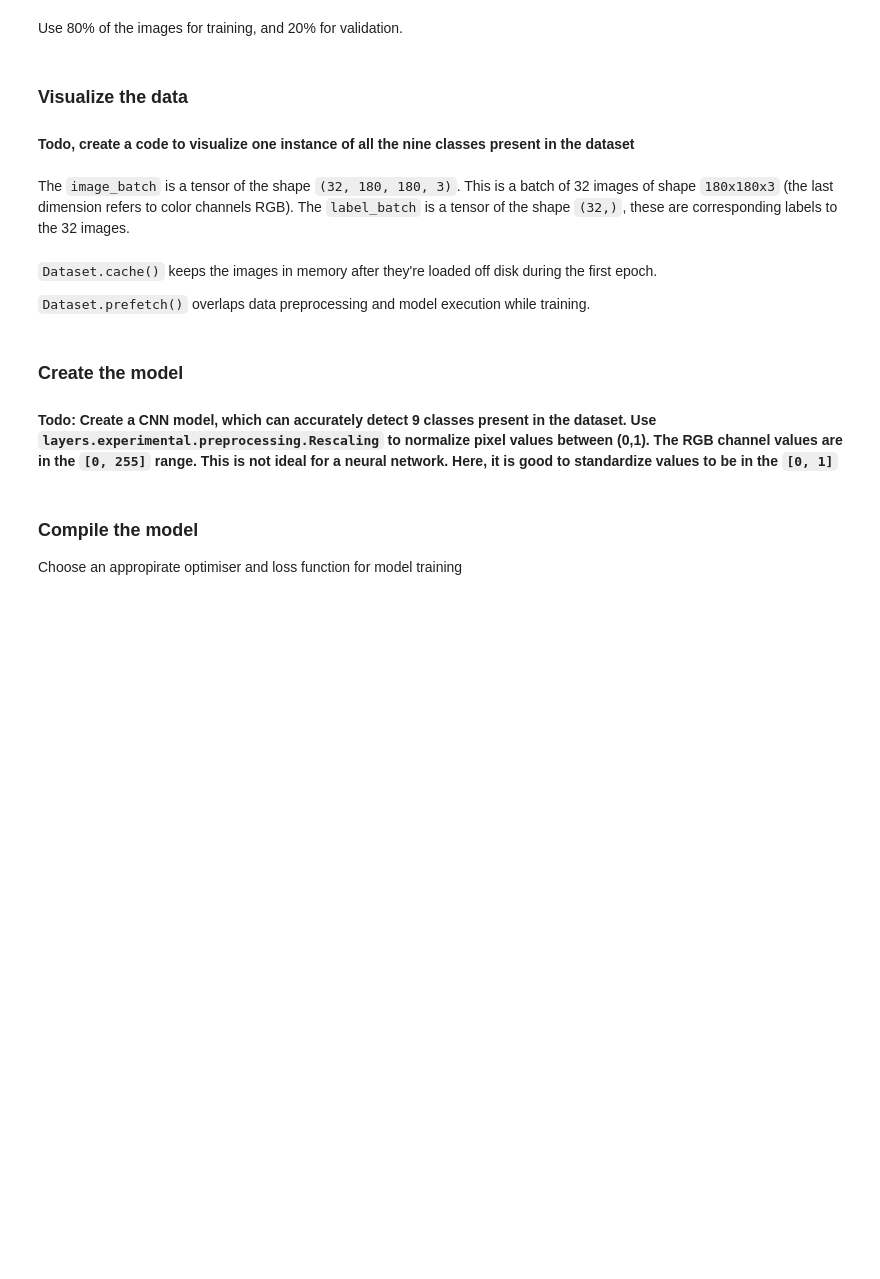
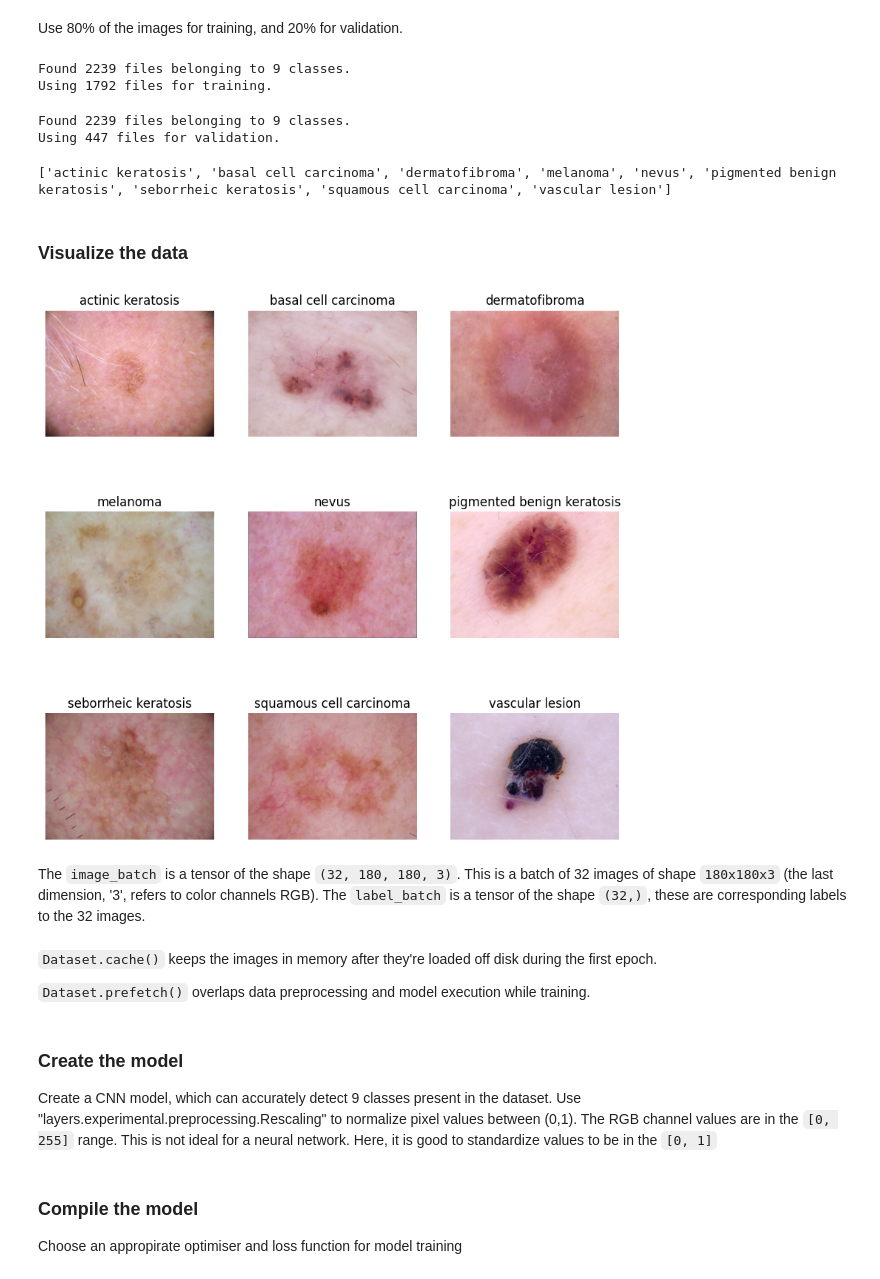
Before and after one commit to abhilash-radhakrishnaru/MelanomaDetection, a Jupyter notebook: CNN_Skin_Cancer Detection.ipynb, the cells around one changed output. Saved outputs shown, nothing was run; the diff lists cells and outputs as text; code cells hidden in the pictures; blank space fills up the shorter version.

````diff
--- a/CNN_Skin_Cancer Detection.ipynb
+++ b/CNN_Skin_Cancer Detection.ipynb
@@ -27,6 +36,8 @@ This assignment uses a dataset of about 2357 images of skin cancer types. The da
-# %%
-# Defining the path for train and test images
-## Todo: Update the paths of the train and test dataset
-data_dir_train = pathlib.Path("path_to_train_directory")
-data_dir_test = pathlib.Path('path_to_test_directory')
+# %%
+# Reading the input data set - both test & train.
+# Its assumed that all the input images are present in "Skin cancer ISIC The International Skin Imaging Collaboration"
+# folder. And this folder is present in one level above the directory as this source file present
+#Also assumed that Train data set is present in Train folder and test in Test folder
+train_data_dir = pathlib.Path("../Skin cancer ISIC The International Skin Imaging Collaboration/Train")
+test_data_dir = pathlib.Path("../Skin cancer ISIC The International Skin Imaging Collaboration/Test")
 # %%
@@ -49,21 +65,36 @@ img_width = 180
 # %% [markdown]
 Use 80% of the images for training, and 20% for validation.
 # %%
-## Write your train dataset here
-## Note use seed=123 while creating your dataset using tf.keras.preprocessing.image_dataset_from_directory
-## Note, make sure your resize your images to the size img_height*img_width, while writting the dataset
-train_ds = ##todo
+# Read the train dataset(80%) using seed=123 using keras preprocessing image_dataset_from_directory utility
+# resizing images to the size img_height=180*img_width=180, while loading the dataset
+train_ds = tf.keras.preprocessing.image_dataset_from_directory(train_data_dir,
+                                                               seed=seed_val,
+                                                               validation_split=0.2,
+                                                               image_size=(img_height,img_width),
+                                                               batch_size=batch_size,
+                                                               color_mode='rgb',
+                                                               subset='training')
+# %% [output]
+Found 2239 files belonging to 9 classes.
+Using 1792 files for training.
 # %%
-## Write your validation dataset here
-## Note use seed=123 while creating your dataset using tf.keras.preprocessing.image_dataset_from_directory
-## Note, make sure your resize your images to the size img_height*img_width, while writting the dataset
-val_ds = ##todo
+# Read the validation dataset(20%) using seed=123 using keras preprocessing image_dataset_from_directory utility
+# resizing images to the size img_height=180*img_width=180, while loading the dataset
+val_ds = tf.keras.preprocessing.image_dataset_from_directory(train_data_dir,
+                                                               seed=seed_val,
+                                                               validation_split=0.2,
+                                                               image_size=(img_height,img_width),
+                                                               batch_size=batch_size,
+                                                               color_mode='rgb',
+                                                               subset='validation')
+# %% [output]
+Found 2239 files belonging to 9 classes.
+Using 447 files for validation.
 # %%
 # List out all the classes of skin cancer and store them in a list.
 # You can find the class names in the class_names attribute on these datasets.
 # These correspond to the directory names in alphabetical order.
 class_names = train_ds.class_names
 print(class_names)
+# %% [output]
+['actinic keratosis', 'basal cell carcinoma', 'dermatofibroma', 'melanoma', 'nevus', 'pigmented benign keratosis', 'seborrheic keratosis', 'squamous cell carcinoma', 'vascular lesion']
-# %% [markdown]
-### Visualize the data
-#### Todo, create a code to visualize one instance of all the nine classes present in the dataset
@@ -74,5 +101,18 @@ import matplotlib.pyplot as plt
+# %% [markdown]
+### Visualize the data
+# %%
+### visualize one image of all the nine classes present in the dataset
+plt.figure(figsize=(10,10))
+for i in range(len(class_names)): #loop through each class
+  plt.subplot(3,3,i+1)
+  image= plt.imread(str(list(data_dir_train.glob(class_names[i]+'/*.jpg'))[0])) #pick the first image in each directory
+  plt.title(class_names[i])
+  plt.imshow(image)
+  plt.axis("off") #scale doesn't make any relevance here
+# %% [output]
+[figure, added]
 # %% [markdown]
-The `image_batch` is a tensor of the shape `(32, 180, 180, 3)`. This is a batch of 32 images of shape `180x180x3` (the last dimension refers to color channels RGB). The `label_batch` is a tensor of the shape `(32,)`, these are corresponding labels to the 32 images.
+The `image_batch` is a tensor of the shape `(32, 180, 180, 3)`. This is a batch of 32 images of shape `180x180x3` (the last dimension, '3', refers to color channels RGB). The `label_batch` is a tensor of the shape `(32,)`, these are corresponding labels to the 32 images.
 # %% [markdown]
 `Dataset.cache()` keeps the images in memory after they're loaded off disk during the first epoch.
 
@@ -83,4 +123,4 @@ train_ds = train_ds.cache().shuffle(1000).prefetch(buffer_size=AUTOTUNE)
 val_ds = val_ds.cache().prefetch(buffer_size=AUTOTUNE)
 # %% [markdown]
 ### Create the model
-#### Todo: Create a CNN model, which can accurately detect 9 classes present in the dataset. Use ```layers.experimental.preprocessing.Rescaling``` to normalize pixel values between (0,1). The RGB channel values are in the `[0, 255]` range. This is not ideal for a neural network. Here, it is good to standardize values to be in the `[0, 1]`
+Create a CNN model, which can accurately detect 9 classes present in the dataset. Use "layers.experimental.preprocessing.Rescaling" to normalize pixel values between (0,1). The RGB channel values are in the `[0, 255]` range. This is not ideal for a neural network. Here, it is good to standardize values to be in the `[0, 1]`
````
Also changed, not shown: parts of 12 cells of this notebook.
